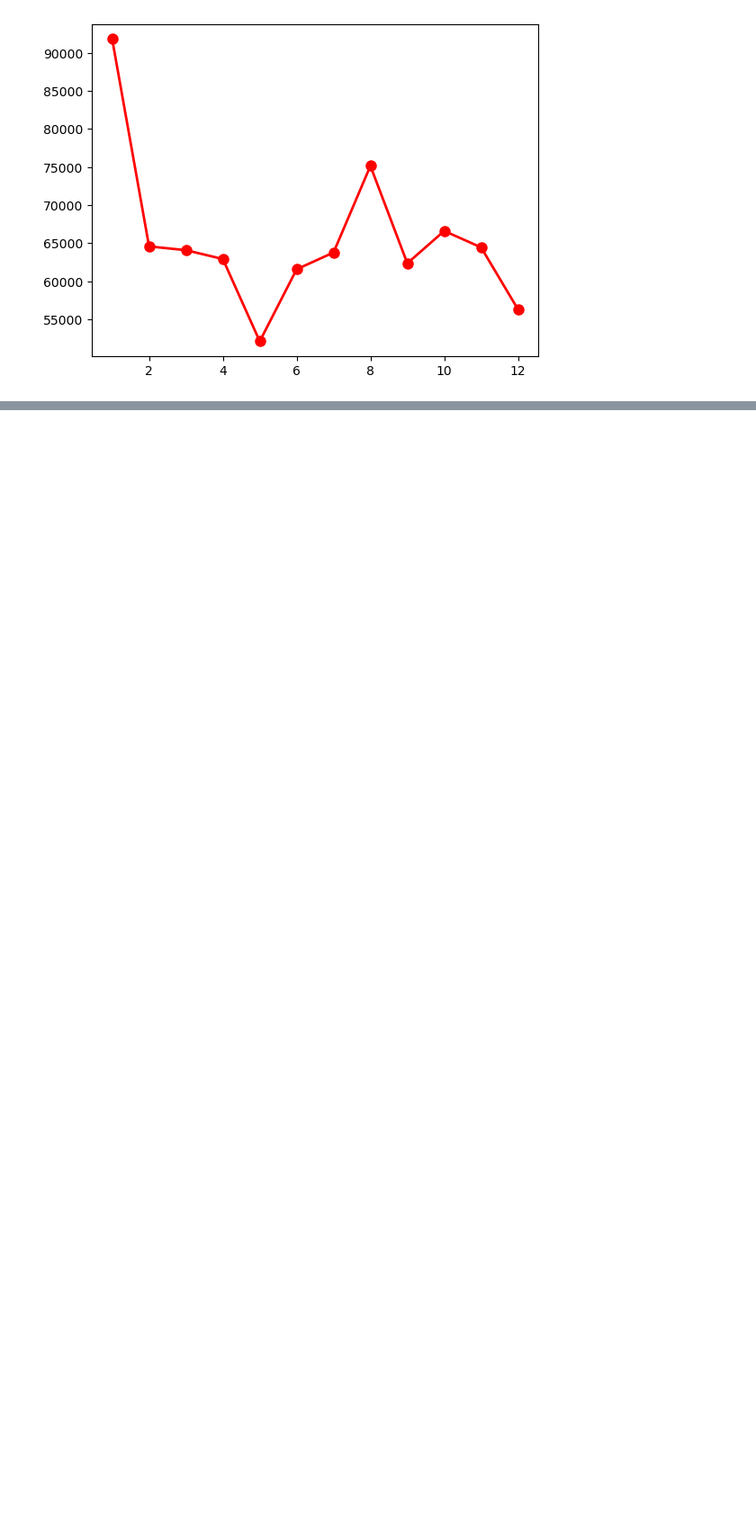
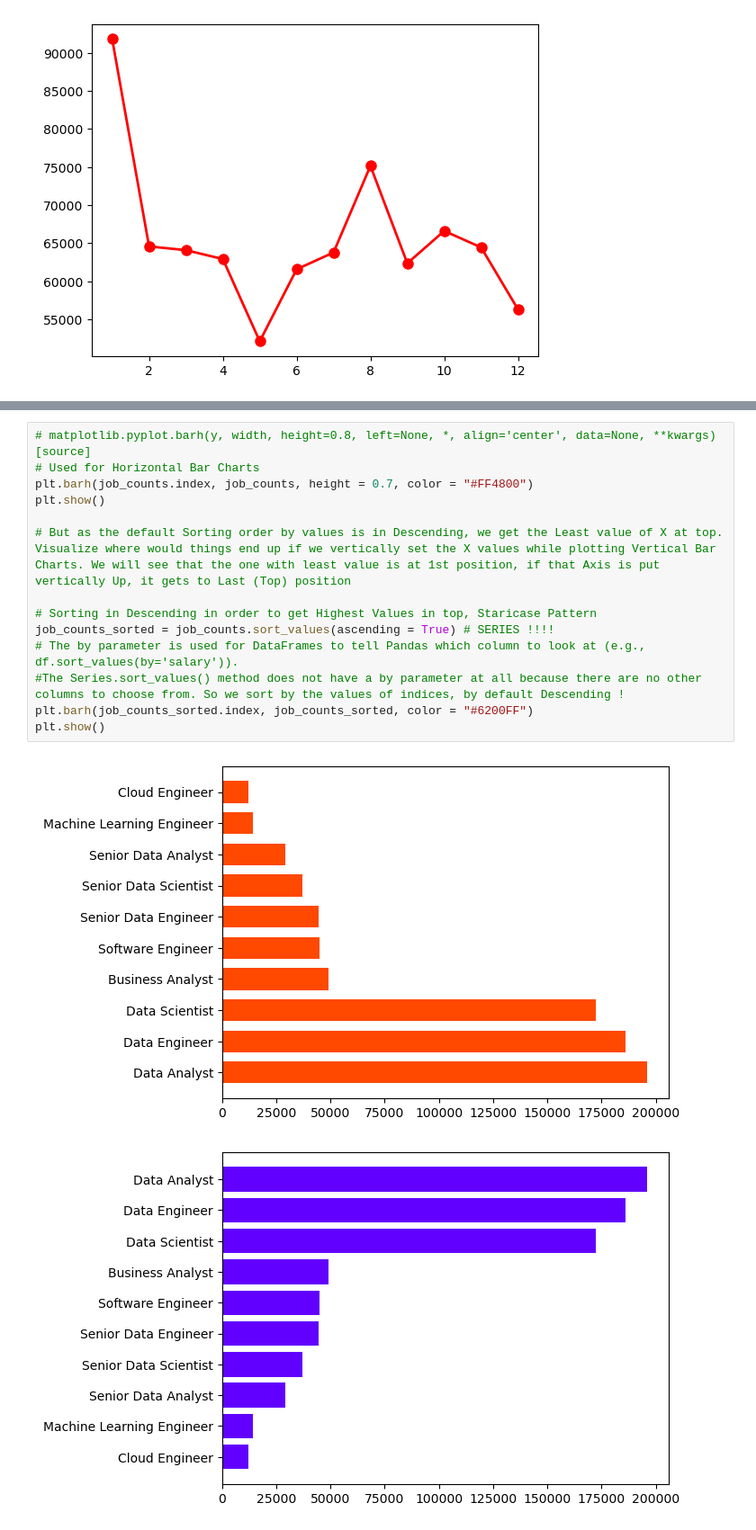
Before and after one commit to Sonu64/Data_Analytics, a Jupyter notebook: 01_Basics/Matplotlib/plotting.ipynb, the cells around one changed output, grey strips where cells are left out. Shown at 90% size. Drawn from its saved outputs; the diff is of its cells as text; blank space fills up the shorter version.

```diff
--- a/01_Basics/Matplotlib/plotting.ipynb
+++ b/01_Basics/Matplotlib/plotting.ipynb
@@ -136,0 +197,17 @@ Plot to visualize how many job postings were there w.r.t every month ----
+# %%
+# matplotlib.pyplot.barh(y, width, height=0.8, left=None, *, align='center', data=None, **kwargs)[source]
+# Used for Horizontal Bar Charts
+plt.barh(job_counts.index, job_counts, height = 0.7, color = "#FF4800")
+plt.show()
+
+# But as the default Sorting order by values is in Descending, we get the Least value of X at top. Visualize where would things end up if we vertically set the X values while plotting Vertical Bar Charts. We will see that the one with least value is at 1st position, if that Axis is put vertically Up, it gets to Last (Top) position
+
+# Sorting in Descending in order to get Highest Values in top, Staricase Pattern
+job_counts_sorted = job_counts.sort_values(ascending = True) # SERIES !!!!
+# The by parameter is used for DataFrames to tell Pandas which column to look at (e.g., df.sort_values(by='salary')).
+#The Series.sort_values() method does not have a by parameter at all because there are no other columns to choose from. So we sort by the values of indices, by default Descending !
+plt.barh(job_counts_sorted.index, job_counts_sorted, color = "#6200FF")
+plt.show()
+# %% [output]
+[figure, added]
+[figure, added]
```
Also changed, not shown: parts of 5 cells of this notebook.
